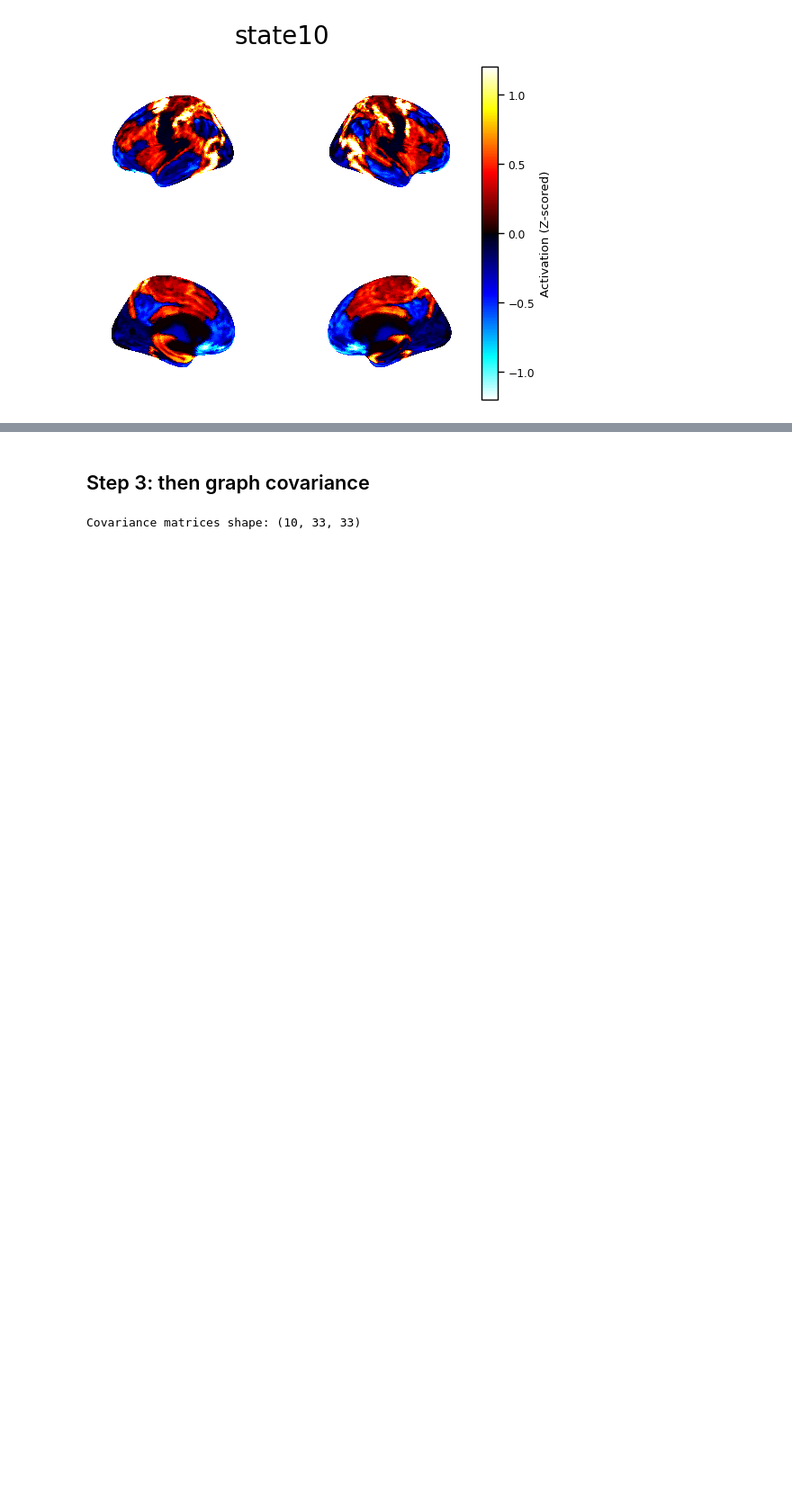
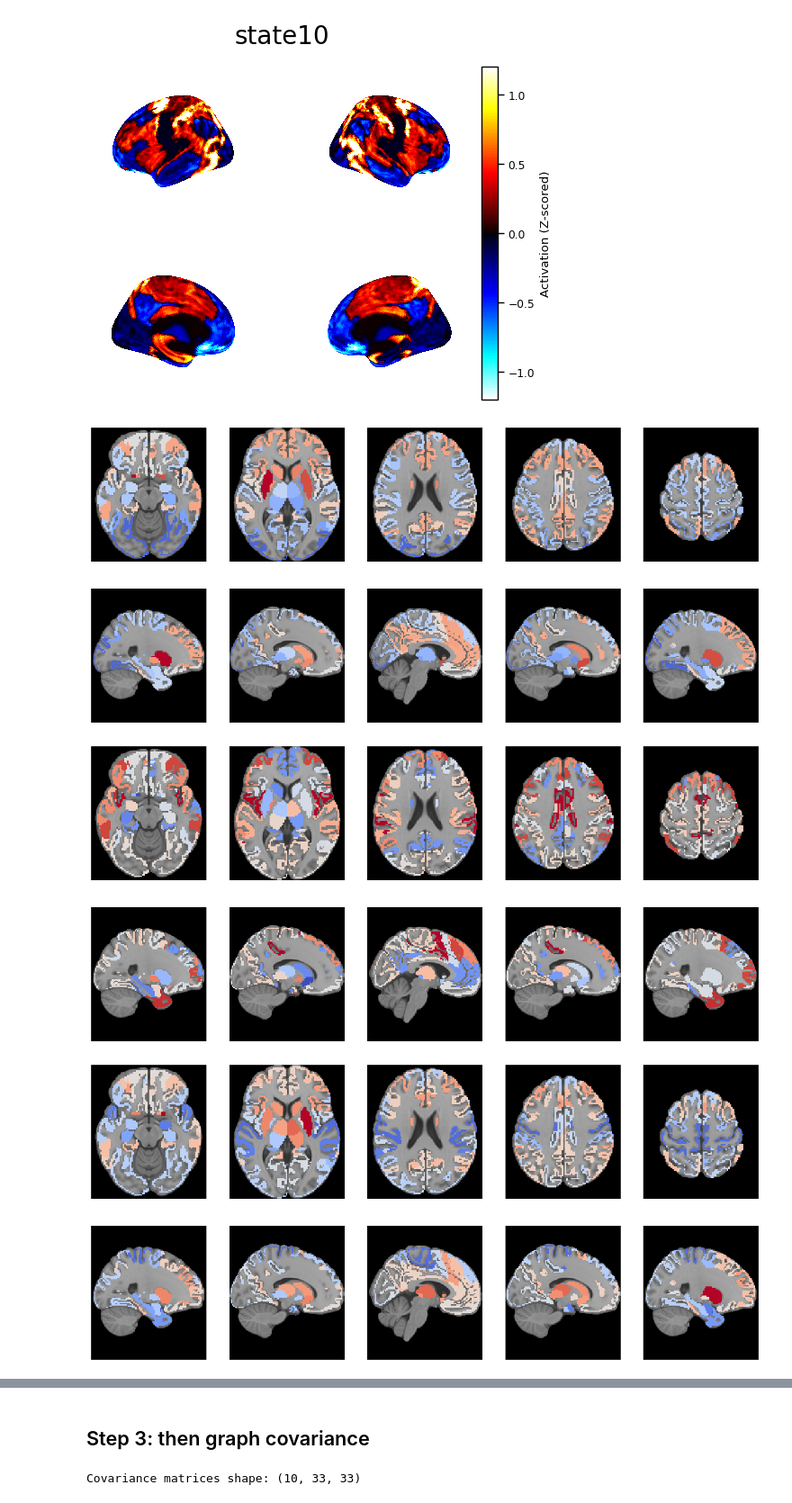
Before and after one commit to andlab-um/uaHMM, a Jupyter notebook: ua_code/Figure3.ipynb, the cells around one changed output, grey strips where cells are left out. Shown at 90% size. Saved outputs shown, nothing was run; the diff lists cells and outputs as text; code cells hidden in the pictures; blank space fills up the shorter version.

```diff
--- a/ua_code/Figure3.ipynb
+++ b/ua_code/Figure3.ipynb
@@ -124,3 +124,74 @@ for stt in range(1, 11):  # 10 states
 [figure]
 [figure]
 [figure]
+# %%
+# Another way of graphing
+
+import numpy as np
+import nibabel as nib
+import matplotlib.pyplot as plt
+from nilearn import plotting, datasets
+import os
+
+mni_template = datasets.load_mni152_template()
+
+#statename = ['state1', 'state2', 'state3', 'state4', 'state5', 'state6', 'state7', 'state8', 'state9', 'state10']
+
+output_dir_tian = "output_HMM/Brain_state/output_states_tian"
+output_dir_yeo = "output_HMM/Brain_state/output_states_yeo"
+for stt in range(1, 11):
+    tian_img = nib.load(os.path.join(output_dir_tian, f'state{stt}_tian_raw.nii.gz'))
+    tian_data = tian_img.get_fdata()
+    yeo_img = nib.load(os.path.join(output_dir_yeo, f'state{stt}_yeo_raw.nii.gz'))
+    yeo_data = yeo_img.get_fdata()
+    yeo_resampled_img = resample_to_img(yeo_img, tian_img, interpolation='nearest')
+    yeo_data_resampled = np.squeeze(yeo_resampled_img.get_fdata())
+
+    combined_data = tian_data + yeo_data_resampled
+
+    combined_img = nib.Nifti1Image(combined_data, tian_img.affine)
+
+    cut_coords_axial = [-14, 4, 22, 40, 58]  # axial
+    cut_coords_sagittal = [-25,-15,5,15,25]  # sagittal
+
+    fig, axes = plt.subplots(2, len(cut_coords_axial), figsize=(18, 8))
+
+    for i, coord in enumerate(cut_coords_axial):
+        plotting.plot_stat_map(
+            combined_img,
+            bg_img=mni_template,
+            cut_coords=[coord],
+            display_mode='z',
+            #title=f'Axial z={coord}',
+            axes=axes[0, i],
+            cmap='coolwarm',
+            colorbar=False,
+            vmin=-2,
+            vmax=2,
+            black_bg=True,
+            annotate=False
+        )
+
+    for i, coord in enumerate(cut_coords_sagittal):
+        plotting.plot_stat_map(
+            combined_img,
+            bg_img=mni_template,
+            cut_coords=[coord],
+            display_mode='x',
+            #title=f'Sagittal x={coord}',
+            axes=axes[1, i],
+            cmap='coolwarm',
+            colorbar=False,
+            vmin=-2,
+            vmax=2,
+            black_bg=True,
+            annotate=False
+        )
+
+
+    #plt.suptitle(statename[stt - 1], fontsize=20)
+    plt.show()
+# %% [output]
+[figure, added]
+[figure, added]
+[figure, added]
```
Also changed, not shown: parts of 2 cells of this notebook, 7 other files.
